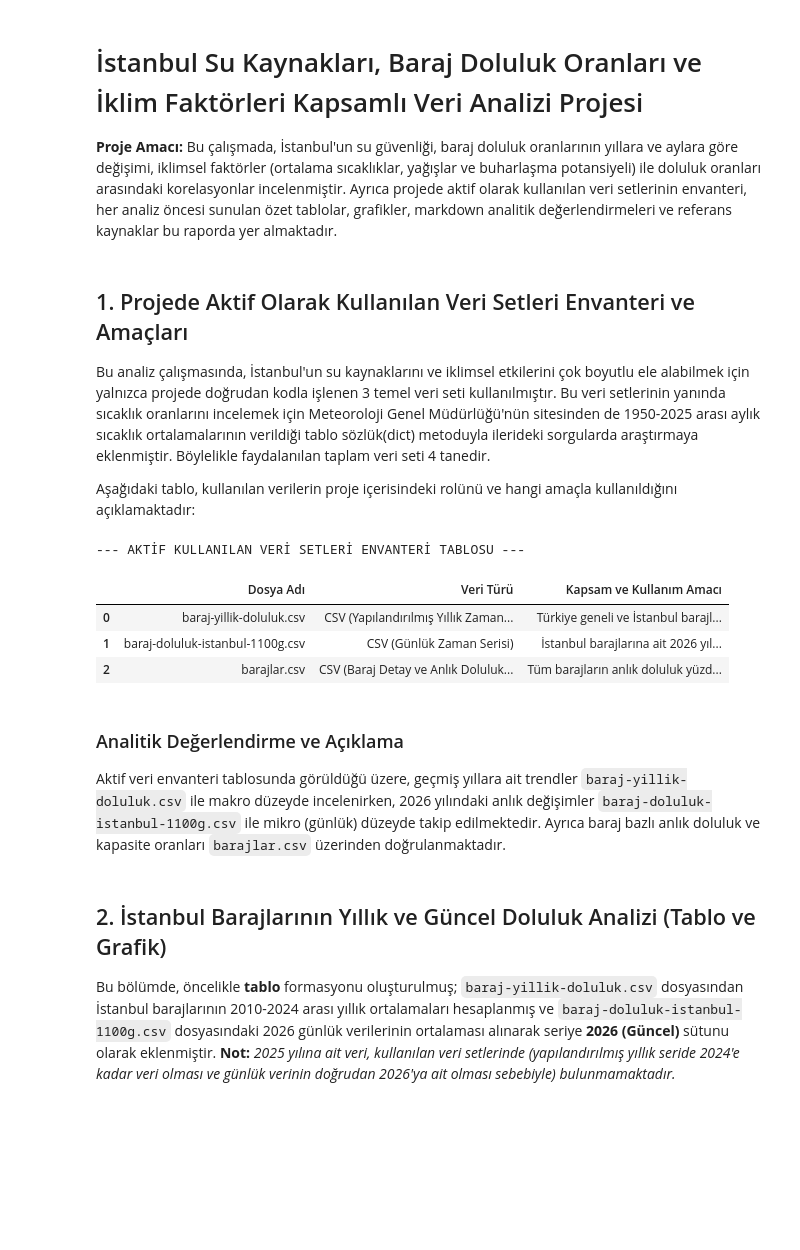
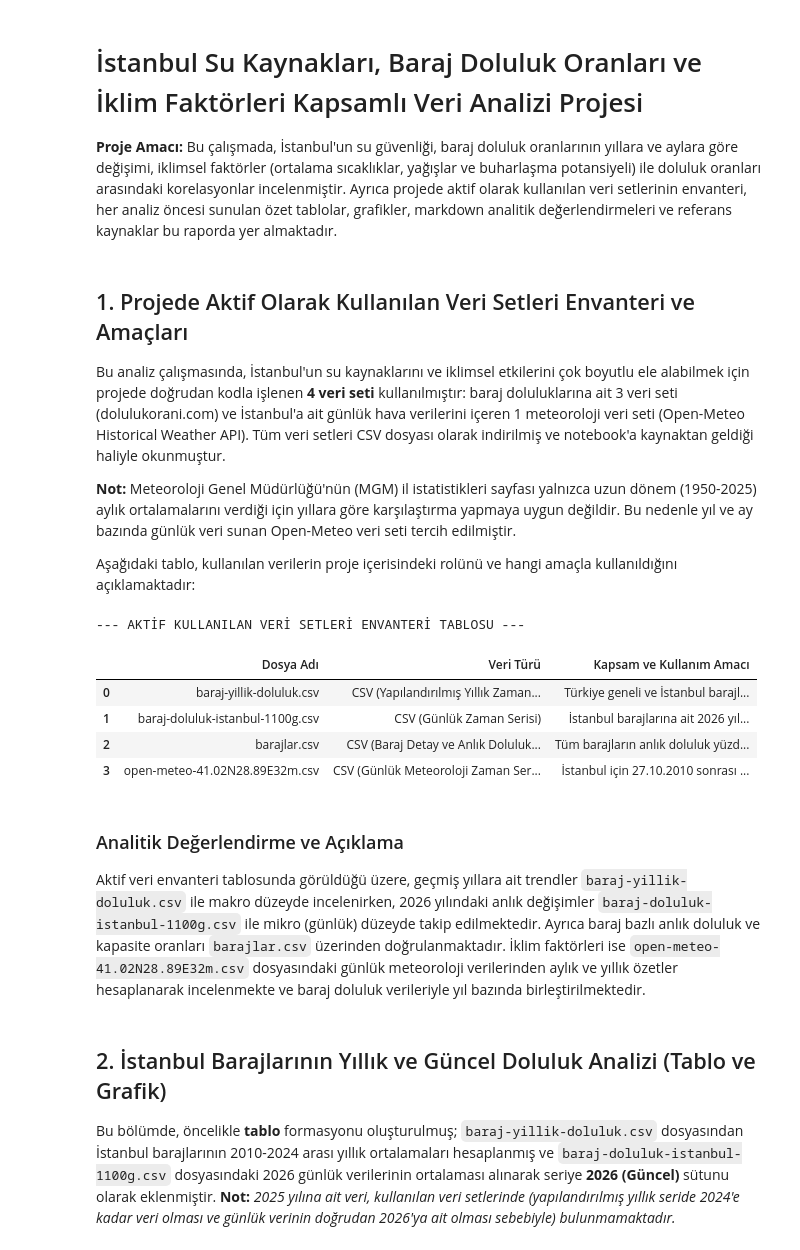
Before and after one commit to aysenur-bal/Baraj-doluluk-oranlari-ist, a Jupyter notebook: istanbul_su_analizi_final.ipynb, the cells around one changed output. Cells and saved outputs as stored; diff of their text form; code cells hidden in the pictures; blank space fills up the shorter version.

```diff
--- a/istanbul_su_analizi_final.ipynb
+++ b/istanbul_su_analizi_final.ipynb
@@ -16,41 +16,49 @@ import warnings
 warnings.filterwarnings('ignore')
 # %% [markdown]
 ## 1. Projede Aktif Olarak Kullanılan Veri Setleri Envanteri ve Amaçları
-Bu analiz çalışmasında, İstanbul'un su kaynaklarını ve iklimsel etkilerini çok boyutlu ele alabilmek için yalnızca projede doğrudan kodla işlenen 3 temel veri seti kullanılmıştır. Bu veri setlerinin yanında sıcaklık oranlarını incelemek için Meteoroloji Genel Müdürlüğü'nün sitesinden de 1950-2025 arası aylık sıcaklık ortalamalarının verildiği tablo sözlük(dict) metoduyla ilerideki sorgularda araştırmaya eklenmiştir. Böylelikle faydalanılan taplam veri seti 4 tanedir.
+Bu analiz çalışmasında, İstanbul'un su kaynaklarını ve iklimsel etkilerini çok boyutlu ele alabilmek için projede doğrudan kodla işlenen **4 veri seti** kullanılmıştır: baraj doluluklarına ait 3 veri seti (dolulukorani.com) ve İstanbul'a ait günlük hava verilerini içeren 1 meteoroloji veri seti (Open-Meteo Historical Weather API). Tüm veri setleri CSV dosyası olarak indirilmiş ve notebook'a kaynaktan geldiği haliyle okunmuştur.
+
+**Not:** Meteoroloji Genel Müdürlüğü'nün (MGM) il istatistikleri sayfası yalnızca uzun dönem (1950-2025) aylık ortalamalarını verdiği için yıllara göre karşılaştırma yapmaya uygun değildir. Bu nedenle yıl ve ay bazında günlük veri sunan Open-Meteo veri seti tercih edilmiştir.
 
 Aşağıdaki tablo, kullanılan verilerin proje içerisindeki rolünü ve hangi amaçla kullanıldığını açıklamaktadır:
 # %%
 # Projede aktif kullanılan veri setleri envanter tablosunun oluşturulması
 active_inventory_data = {
     'Dosya Adı': [
         'baraj-yillik-doluluk.csv',
         'baraj-doluluk-istanbul-1100g.csv',
-        'barajlar.csv'
+        'barajlar.csv',
+        'open-meteo-41.02N28.89E32m.csv'   # YENİ: meteoroloji veri seti
     ],
     'Veri Türü': [
         'CSV (Yapılandırılmış Yıllık Zaman Serisi)',
         'CSV (Günlük Zaman Serisi)',
-        'CSV (Baraj Detay ve Anlık Doluluk Tablosu)'
+        'CSV (Baraj Detay ve Anlık Doluluk Tablosu)',
+        'CSV (Günlük Meteoroloji Zaman Serisi)'   # YENİ
     ],
     'Kapsam ve Kullanım Amacı': [
         'Türkiye geneli ve İstanbul barajlarının 2010-2024 yılları arasındaki yıllık doluluk oranlarını sağlar. Tarihsel trend analizinin temelidir.',
         'İstanbul barajlarına ait 2026 yılı güncel günlük doluluk oranlarını içerir. Mevsimsel güncelliği ve yıl içi değişimi yansıtır.',
-        'Tüm barajların anlık doluluk yüzdelerini (fill_rate) ve kapasite bilgilerini alarak risk gruplandırma tablosunu oluşturmak için kullanıldı.'
+        'Tüm barajların anlık doluluk yüzdelerini (fill_rate) ve kapasite bilgilerini alarak risk gruplandırma tablosunu oluşturmak için kullanıldı.',
+        # YENİ
+        'İstanbul için 27.10.2010 sonrası günlük sıcaklık, yağış, rüzgâr ve buharlaşma potansiyeli (ET0) verilerini içerir (Open-Meteo Historical Weather API). Aylık ve yıllık iklim analizleri ile baraj-iklim karşılaştırmasında kullanıldı.'
     ]
 }
 
 df_active_inventory = pd.DataFrame(active_inventory_data)
 print("--- AKTİF KULLANILAN VERİ SETLERİ ENVANTERİ TABLOSU ---")
-display(df_active_inventory)
+with pd.option_context('display.max_colwidth', None):   # YENİ: açıklamalar kesilmeden görünsün
+    display(df_active_inventory)
 # %% [output]
 --- AKTİF KULLANILAN VERİ SETLERİ ENVANTERİ TABLOSU ---
 |  | Dosya Adı | Veri Türü | Kapsam ve Kullanım Amacı |
 | 0 | baraj-yillik-doluluk.csv | CSV (Yapılandırılmış Yıllık Zaman... | Türkiye geneli ve İstanbul barajl... |
 | 1 | baraj-doluluk-istanbul-1100g.csv | CSV (Günlük Zaman Serisi) | İstanbul barajlarına ait 2026 yıl... |
 | 2 | barajlar.csv | CSV (Baraj Detay ve Anlık Doluluk... | Tüm barajların anlık doluluk yüzd... |
+| 3 | open-meteo-41.02N28.89E32m.csv | CSV (Günlük Meteoroloji Zaman Ser... | İstanbul için 27.10.2010 sonrası ... |
 # %% [markdown]
 ### Analitik Değerlendirme ve Açıklama
-Aktif veri envanteri tablosunda görüldüğü üzere, geçmiş yıllara ait trendler `baraj-yillik-doluluk.csv` ile makro düzeyde incelenirken, 2026 yılındaki anlık değişimler `baraj-doluluk-istanbul-1100g.csv` ile mikro (günlük) düzeyde takip edilmektedir. Ayrıca baraj bazlı anlık doluluk ve kapasite oranları `barajlar.csv` üzerinden doğrulanmaktadır.
+Aktif veri envanteri tablosunda görüldüğü üzere, geçmiş yıllara ait trendler `baraj-yillik-doluluk.csv` ile makro düzeyde incelenirken, 2026 yılındaki anlık değişimler `baraj-doluluk-istanbul-1100g.csv` ile mikro (günlük) düzeyde takip edilmektedir. Ayrıca baraj bazlı anlık doluluk ve kapasite oranları `barajlar.csv` üzerinden doğrulanmaktadır. İklim faktörleri ise `open-meteo-41.02N28.89E32m.csv` dosyasındaki günlük meteoroloji verilerinden aylık ve yıllık özetler hesaplanarak incelenmekte ve baraj doluluk verileriyle yıl bazında birleştirilmektedir.
 # %% [markdown]
 ## 2. İstanbul Barajlarının Yıllık ve Güncel Doluluk Analizi (Tablo ve Grafik)
 Bu bölümde, öncelikle **tablo** formasyonu oluşturulmuş; `baraj-yillik-doluluk.csv` dosyasından İstanbul barajlarının 2010-2024 arası yıllık ortalamaları hesaplanmış ve `baraj-doluluk-istanbul-1100g.csv` dosyasındaki 2026 günlük verilerinin ortalaması alınarak seriye **2026 (Güncel)** sütunu olarak eklenmiştir. **Not:** *2025 yılına ait veri, kullanılan veri setlerinde (yapılandırılmış yıllık seride 2024'e kadar veri olması ve günlük verinin doğrudan 2026'ya ait olması sebebiyle) bulunmamaktadır.*
```
Also changed, not shown: parts of 26 cells of this notebook, 9 other files.
